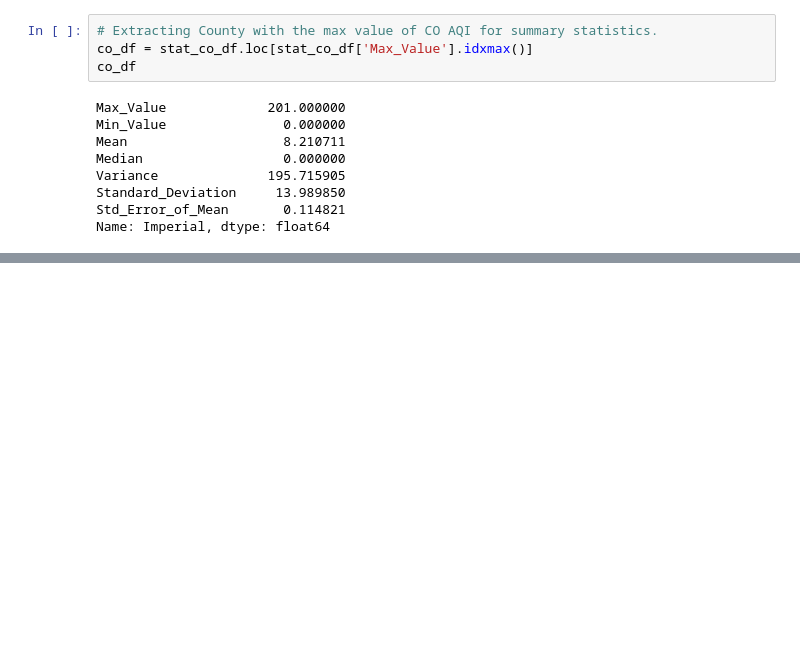
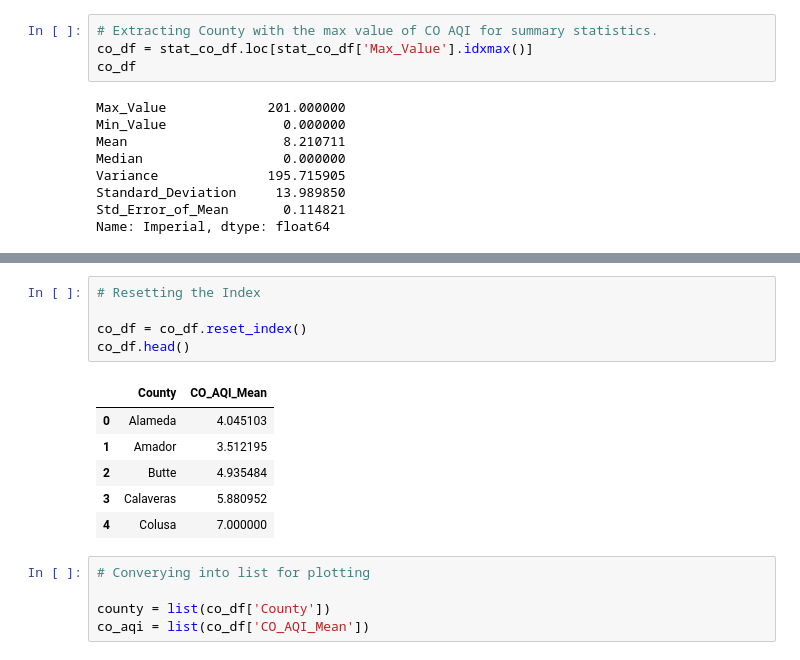
Before and after one commit to dalismo/Project-1, a Jupyter notebook: mq_statistical_analysis_CO.ipynb, the cells around one changed output, grey strips where cells are left out. Drawn from its saved outputs; the diff is of its cells as text; blank space fills up the shorter version.

```diff
--- a/mq_statistical_analysis_CO.ipynb
+++ b/mq_statistical_analysis_CO.ipynb
@@ -107,0 +136,17 @@ plt.tight_layout()
+# %%
+# Resetting the Index
+
+co_df = co_df.reset_index()
+co_df.head()
+# %% [output]
+|  | County | CO_AQI_Mean |
+| 0 | Alameda | 4.045103 |
+| 1 | Amador | 3.512195 |
+| 2 | Butte | 4.935484 |
+| 3 | Calaveras | 5.880952 |
+| 4 | Colusa | 7.000000 |
+# %%
+# Converying into list for plotting
+
+county = list(co_df['County'])
+co_aqi = list(co_df['CO_AQI_Mean'])
```
Also changed, not shown: parts of 9 cells of this notebook, 3 other files.
